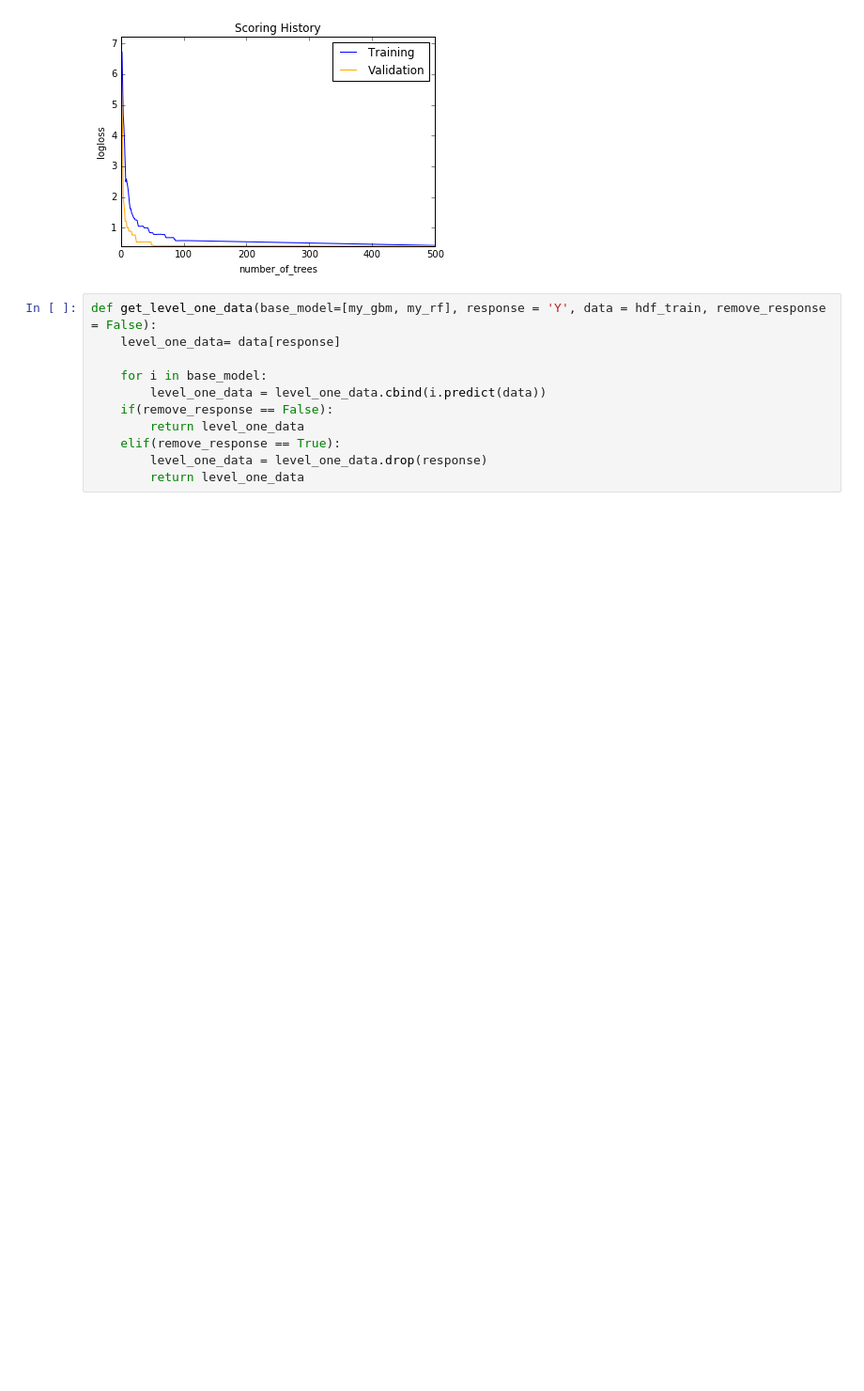
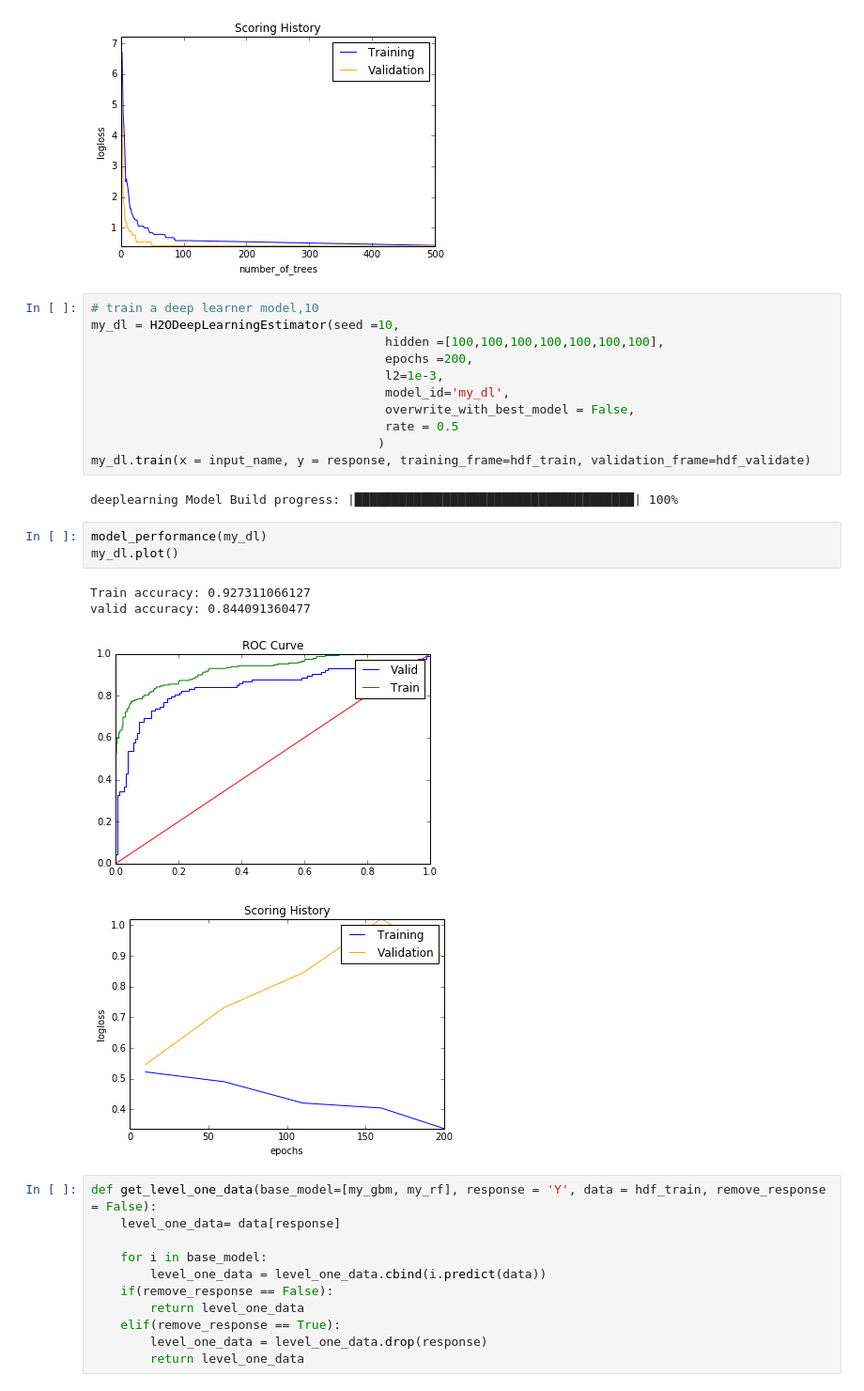
Before and after one commit to hamzafar/titanic_competition, a Jupyter notebook: Model stacking with deep learning super learner.ipynb, the cells around one changed output. Shown at 94% size. Cells and saved outputs as stored; diff of their text form; blank space fills up the shorter version.

Commit message:
bad performance

```diff
--- a/Model stacking with deep learning super learner.ipynb
+++ b/Model stacking with deep learning super learner.ipynb
@@ -163,6 +163,27 @@ Train accuracy: 0.874066576698
 valid accuracy: 0.901577843981
 [figure]
 [figure]
+# %%
+# train a deep learner model,10
+my_dl = H2ODeepLearningEstimator(seed =10,
+                                        hidden =[100,100,100,100,100,100,100],
+                                        epochs =200,
+                                        l2=1e-3,
+                                        model_id='my_dl',
+                                        overwrite_with_best_model = False,
+                                        rate = 0.5
+                                       )
+my_dl.train(x = input_name, y = response, training_frame=hdf_train, validation_frame=hdf_validate)
+# %% [output]
+deeplearning Model Build progress: |██████████████████████████████████████| 100%
+# %%
+model_performance(my_dl)
+my_dl.plot()
+# %% [output]
+Train accuracy: 0.927311066127
+valid accuracy: 0.844091360477
+[figure, added]
+[figure, added]
 # %%
 def get_level_one_data(base_model=[my_gbm, my_rf], response = 'Y', data = hdf_train, remove_response = False):
     level_one_data= data[response]
```
Also changed, not shown: parts of 3 cells of this notebook.
